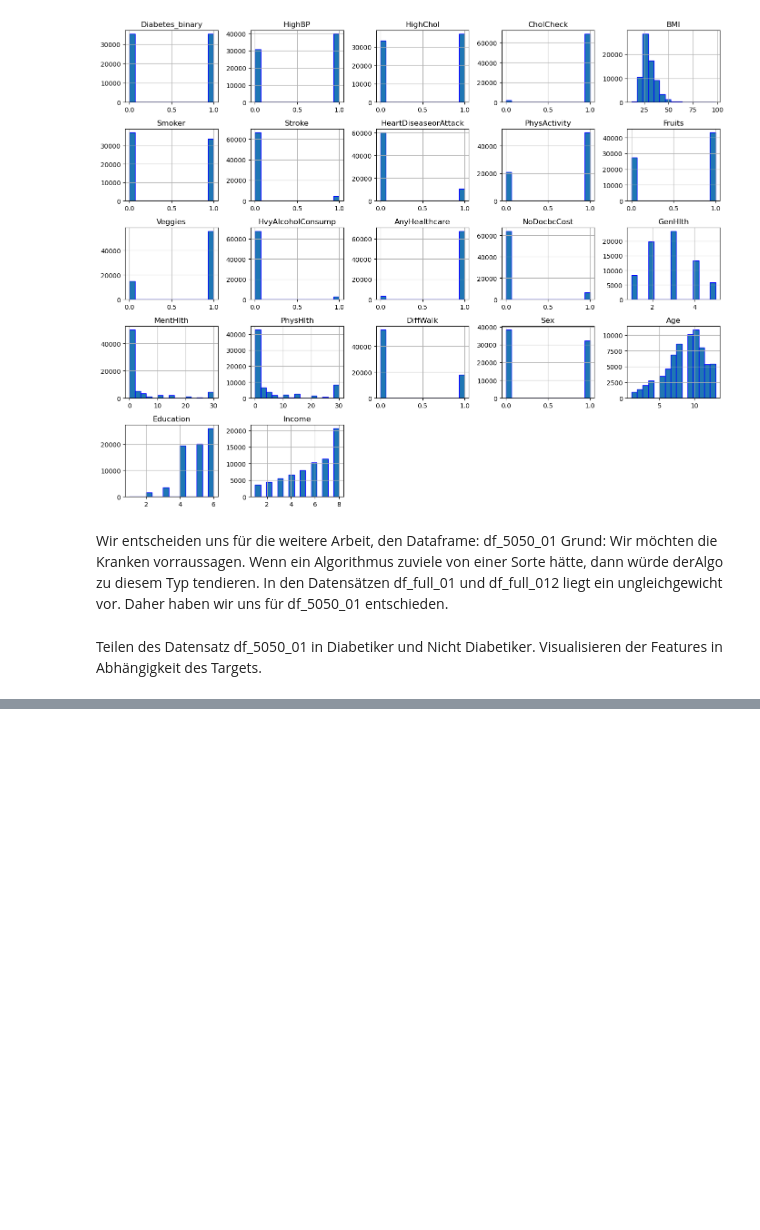
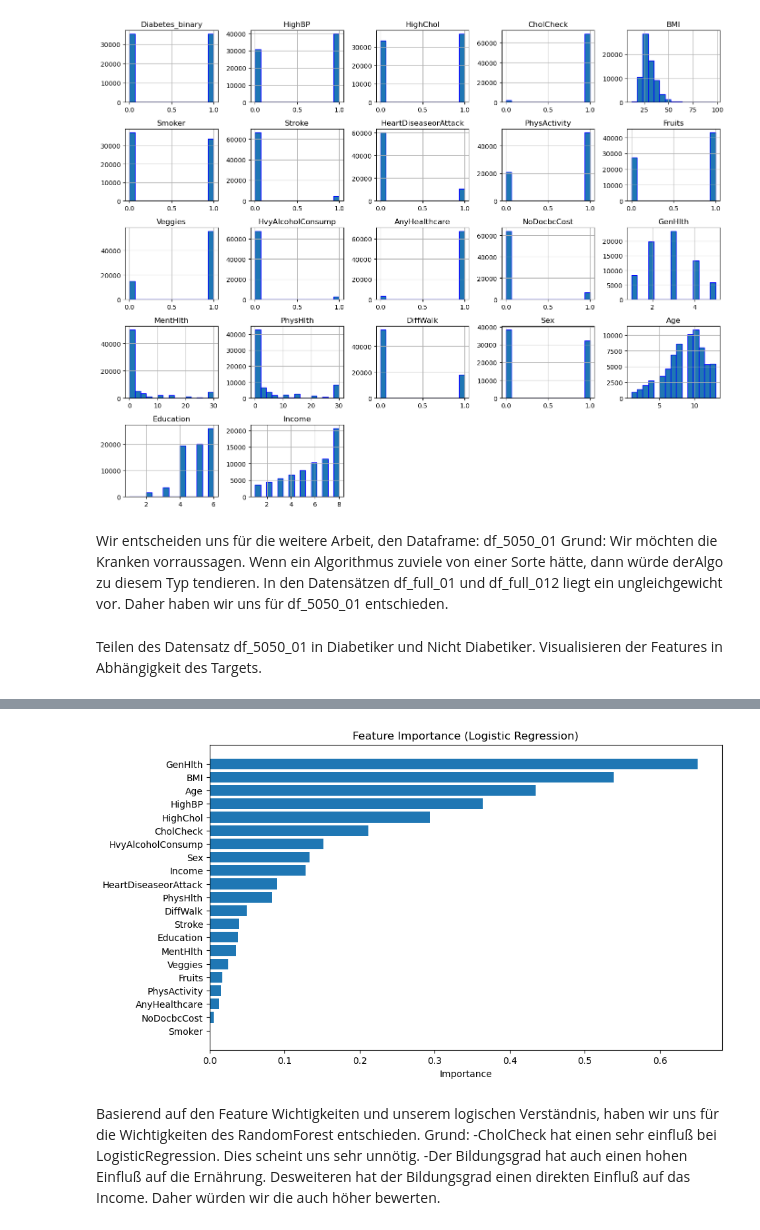
Before and after one commit to AhmadAboud/ml_project_diabetic_prediction, a Jupyter notebook: Daten/InputDatenAnalyse.ipynb, the cells around one changed output, grey strips where cells are left out. Cells and saved outputs as stored; diff of their text form; code cells hidden in the pictures; blank space fills up the shorter version.

```diff
--- a/Daten/InputDatenAnalyse.ipynb
+++ b/Daten/InputDatenAnalyse.ipynb
@@ -206,0 +257,21 @@ CholCheck ist uninteressant
+# %%
+from sklearn.linear_model import LogisticRegression
+from sklearn.preprocessing import StandardScaler
+#Daten wieder zusammenführen
+df = pd.concat([df_5050_01_diabetiker, df_5050_01_nicht_diabetiker])
+#Target wegwerfen
+X = df.drop("Diabetes_binary", axis=1)
+y = df["Diabetes_binary"]
+# RandomForest genommen, da viele Binäre, aber auch numerische Daten handhaben kann.
+# Weiterer Grund, Keine Skalierung nötig
+scaler = StandardScaler()
+X_scaled = scaler.fit_transform(X)
+model = LogisticRegression()
+#Trainieren
+model.fit(X_scaled, y)
+#Wichtigkeit Auslesen
+importance = importance = model.coef_[0]
+importance = abs(importance)  # Stärke zählt
+#Wichtigkeit ausgeben
+for col, imp in sorted(zip(X.columns, importance), key=lambda x: x[1], reverse=True):
+    print(col, imp)
@@ -206,0 +296,20 @@ CholCheck ist uninteressant
+# %%
+importance_df = pd.DataFrame({
+    "Feature": X.columns,
+    "Importance": importance
+})
+
+importance_df = importance_df.sort_values(by="Importance", ascending=False)
+plt.figure(figsize=(10,6))
+plt.barh(importance_df["Feature"], importance_df["Importance"])
+plt.gca().invert_yaxis()  # wichtigste oben
+plt.xlabel("Importance")
+plt.title("Feature Importance (Logistic Regression)")
+plt.show()
+# %% [output]
+[figure, added]
+# %% [markdown]
+Basierend auf den Feature Wichtigkeiten und unserem logischen Verständnis, haben wir uns für die Wichtigkeiten des RandomForest entschieden.
+Grund:
+    -CholCheck hat einen sehr einfluß bei LogisticRegression. Dies scheint uns sehr unnötig.
+    -Der Bildungsgrad hat auch einen hohen Einfluß auf die Ernährung. Desweiteren hat der Bildungsgrad einen direkten Einfluß auf das Income. Daher würden wir die auch höher bewerten.
```
Also changed, not shown: parts of 7 cells of this notebook.
